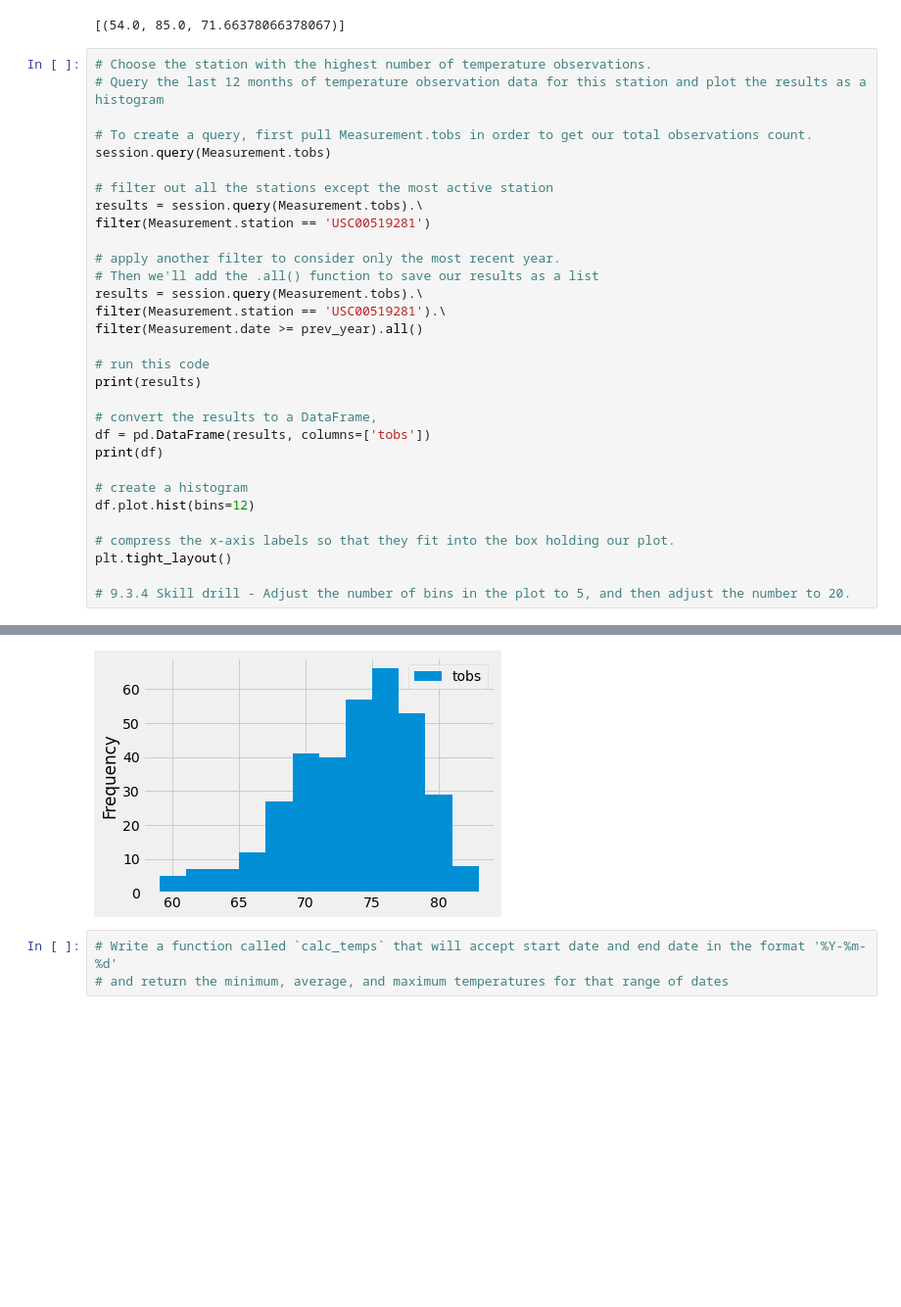
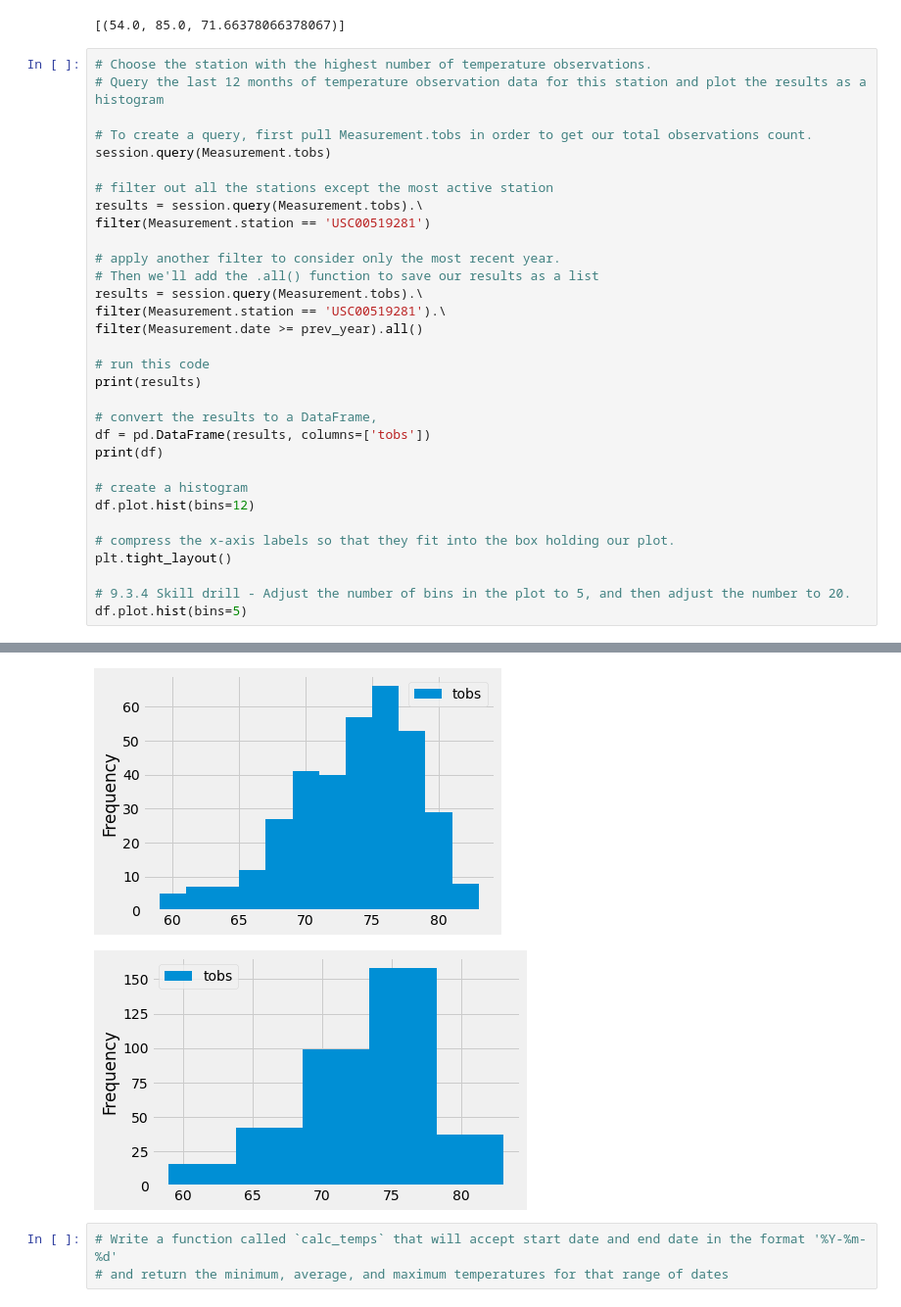
Before and after one commit to MisterAaronWong/surfs_up, a Jupyter notebook: climate_analysis.ipynb, the cells around one changed output, grey strips where cells are left out. Shown at 98% size. Cells and saved outputs as stored; diff of their text form; blank space fills up the shorter version.

```diff
--- a/climate_analysis.ipynb
+++ b/climate_analysis.ipynb
@@ -170,6 +170,7 @@ df.plot.hist(bins=12)
 plt.tight_layout()
 
 # 9.3.4 Skill drill - Adjust the number of bins in the plot to 5, and then adjust the number to 20.
+df.plot.hist(bins=5)
 # %% [output]
 [(77.0,), (77.0,), (80.0,), (80.0,), (75.0,), (73.0,), (78.0,), (77.0,), (78.0,), (80.0,), (80.0,), (78.0,), (78.0,), (78.0,), (73.0,), (74.0,), (80.0,), (79.0,), (77.0,), (80.0,), (76.0,), (79.0,), ( ...
      tobs
@@ -189,4 +191,5 @@ plt.tight_layout()
 [figure]
+[figure, added]
 # %%
 # Write a function called `calc_temps` that will accept start date and end date in the format '%Y-%m-%d'
 # and return the minimum, average, and maximum temperatures for that range of dates
```
Also changed, not shown: parts of 1 cell of this notebook.
